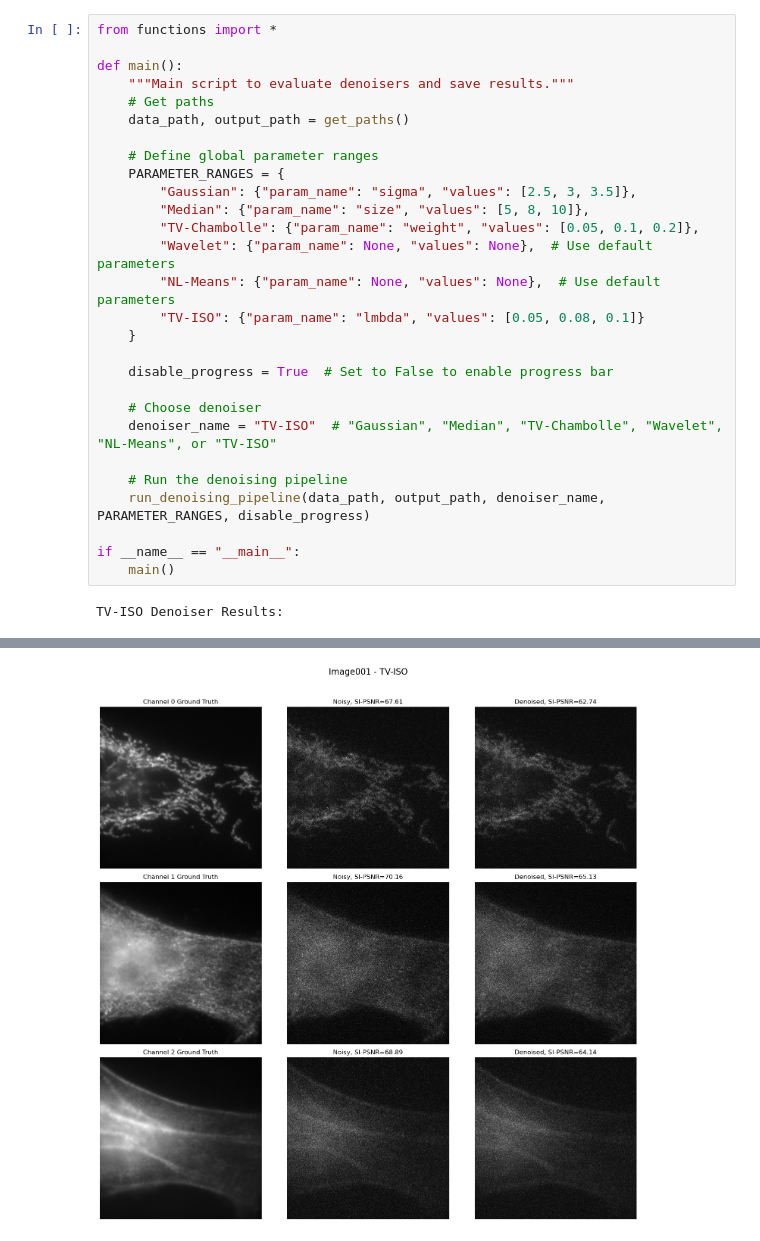
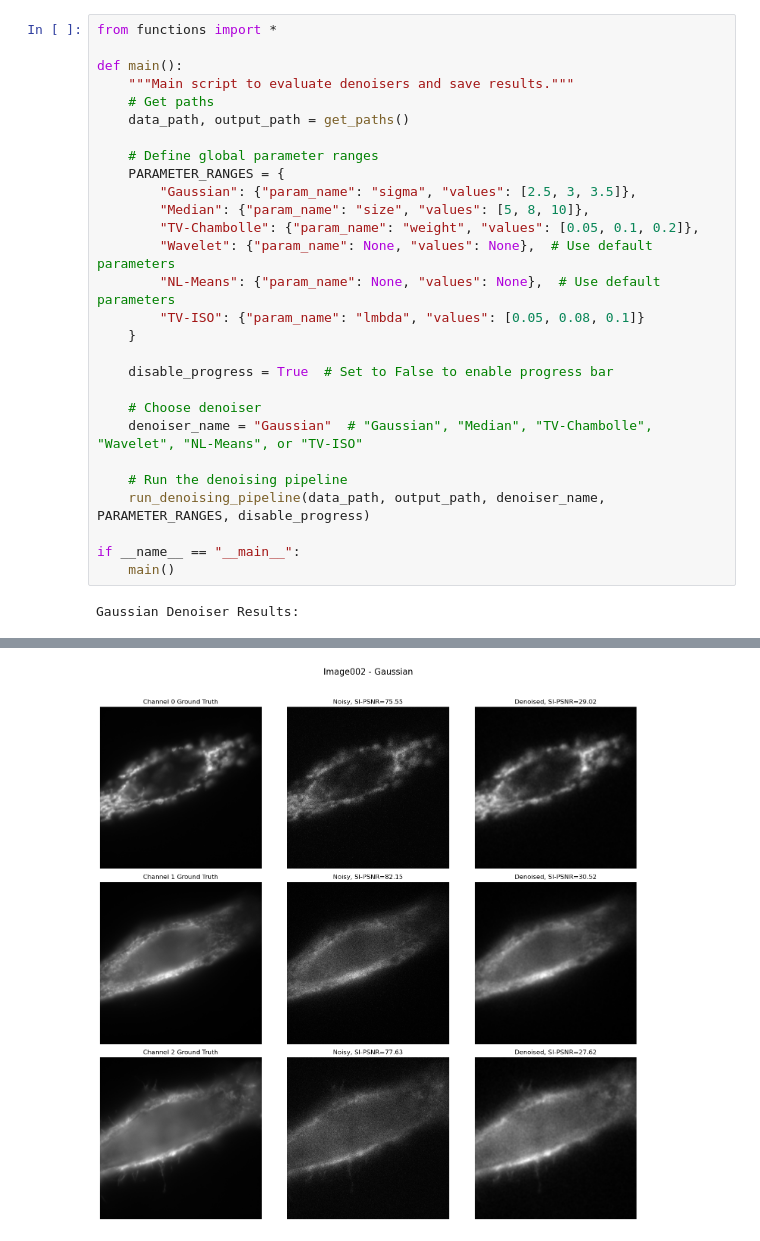
Before and after one commit to MetthewB/ML4Science-CS433, a Jupyter notebook: scripts/main.ipynb, the cells around one changed output, grey strips where cells are left out. Cells and saved outputs as stored; diff of their text form.

```diff
--- a/scripts/main.ipynb
+++ b/scripts/main.ipynb
@@ -19,7 +19,7 @@ def main():
     disable_progress = True  # Set to False to enable progress bar
 
     # Choose denoiser
-    denoiser_name = "TV-ISO"  # "Gaussian", "Median", "TV-Chambolle", "Wavelet", "NL-Means", or "TV-ISO"
+    denoiser_name = "Gaussian"  # "Gaussian", "Median", "TV-Chambolle", "Wavelet", "NL-Means", or "TV-ISO"
 
     # Run the denoising pipeline
     run_denoising_pipeline(data_path, output_path, denoiser_name, PARAMETER_RANGES, disable_progress)
@@ -27,5 +27,5 @@ def main():
 if __name__ == "__main__":
     main()
 # %% [output]
-TV-ISO Denoiser Results:
+Gaussian Denoiser Results:
 |  | DenoiserType | Parameter | ImageIndex | Channel | PSNR | SI-PSNR | SSIM | Runtime | RAM Usage |
@@ -64 +64 @@ Image001 - TV-ISO:
-[figure, old version]
+[figure, new version]
```
Also changed, not shown: parts of 1 cell of this notebook, 1 other file.
